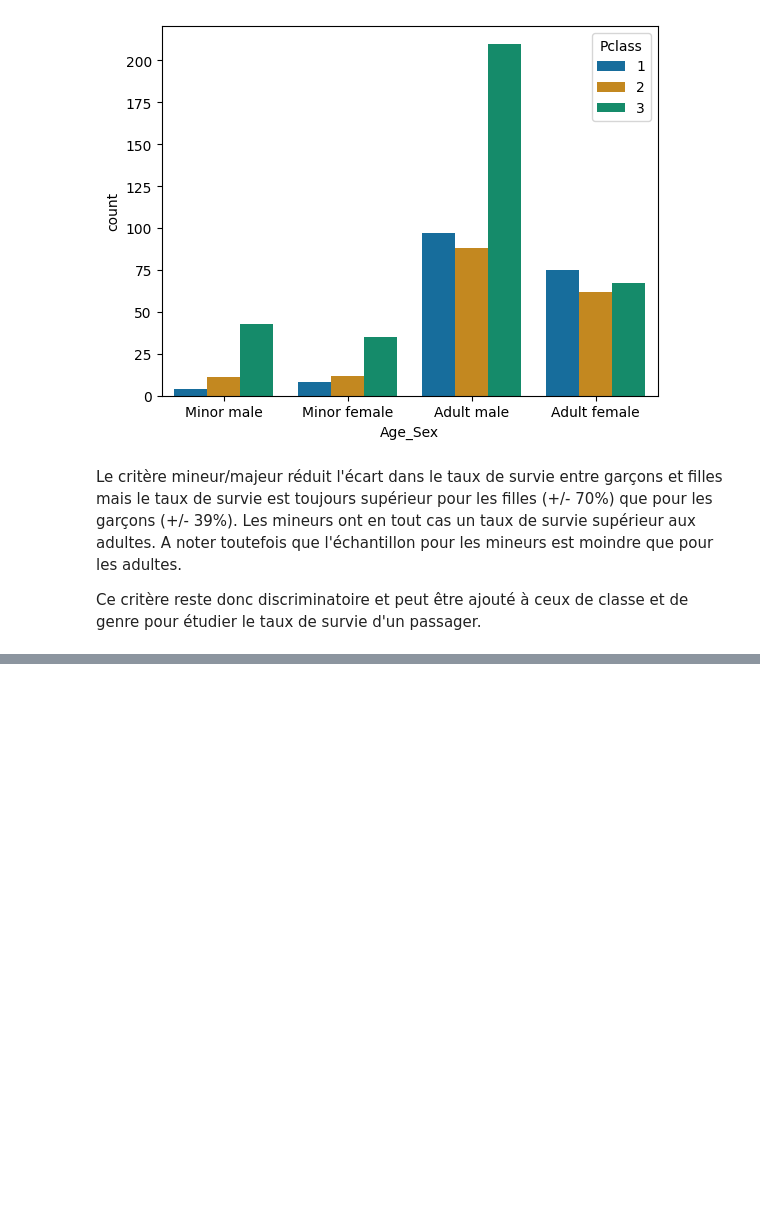
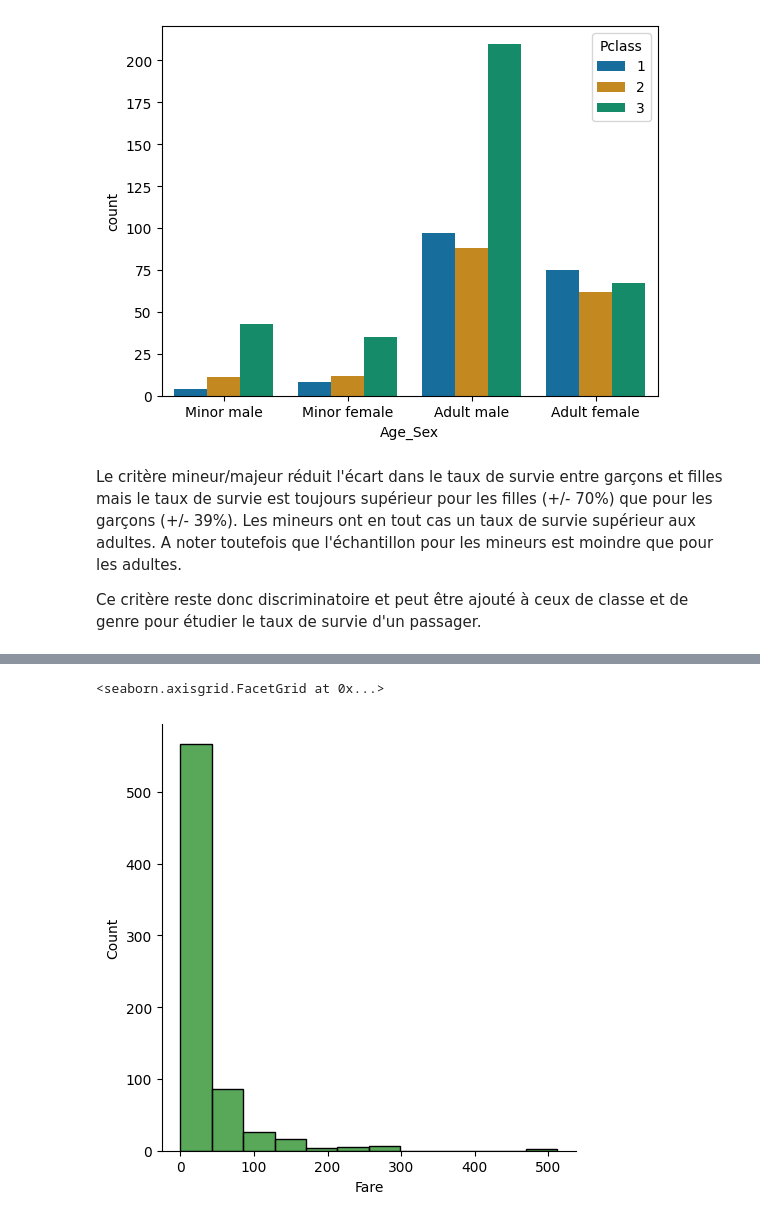
Before and after one commit to vin-br/titanic, a Jupyter notebook: titanic.ipynb, the cells around one changed output, grey strips where cells are left out. Drawn from its saved outputs; the diff is of its cells as text; code cells hidden in the pictures; blank space fills up the shorter version.

```diff
--- a/titanic.ipynb
+++ b/titanic.ipynb
@@ -541,0 +569,5 @@ datanic.pivot_table(index=["Pclass", "Age_label", "Sex"], values = ["Fare", "Sur
+# %%
+sns.displot(datanic['Fare'], bins=12, color="forestgreen")
+# %% [output]
+<seaborn.axisgrid.FacetGrid at 0x...>
+[figure, added]
```
Also changed, not shown: parts of 16 cells of this notebook.
